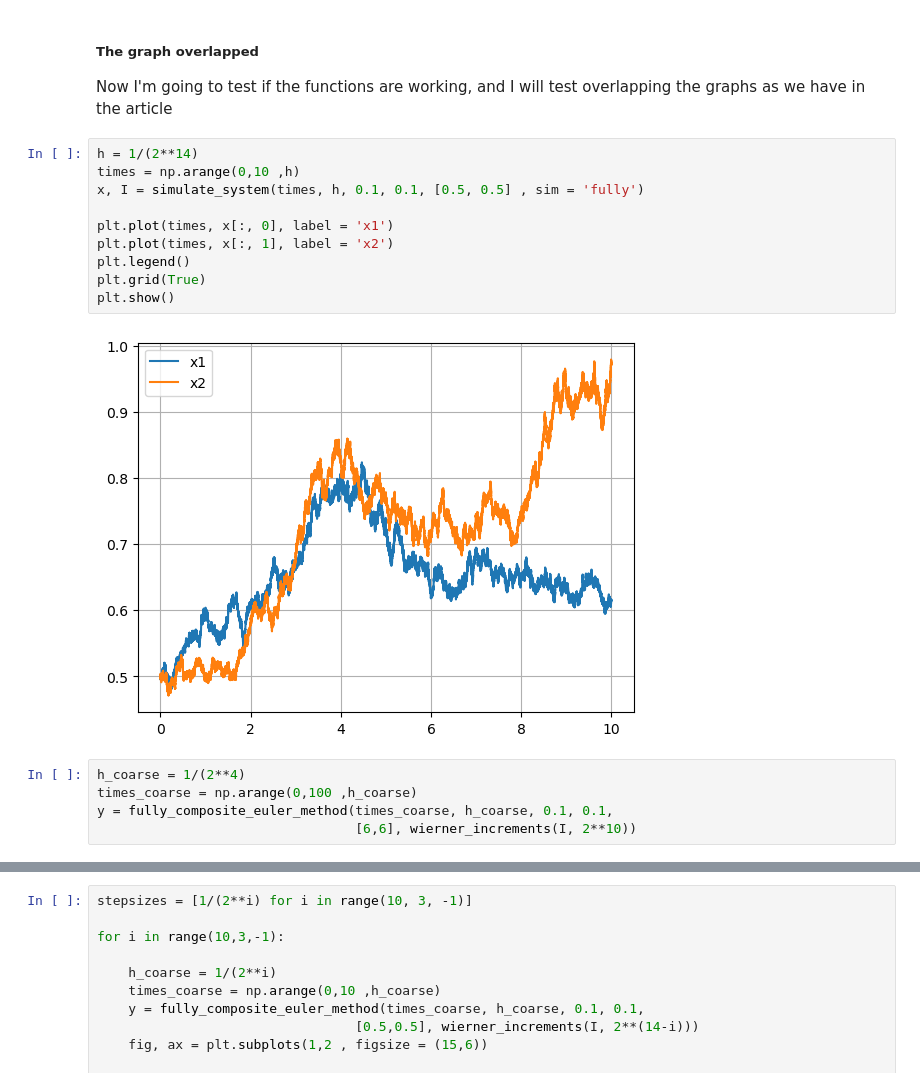
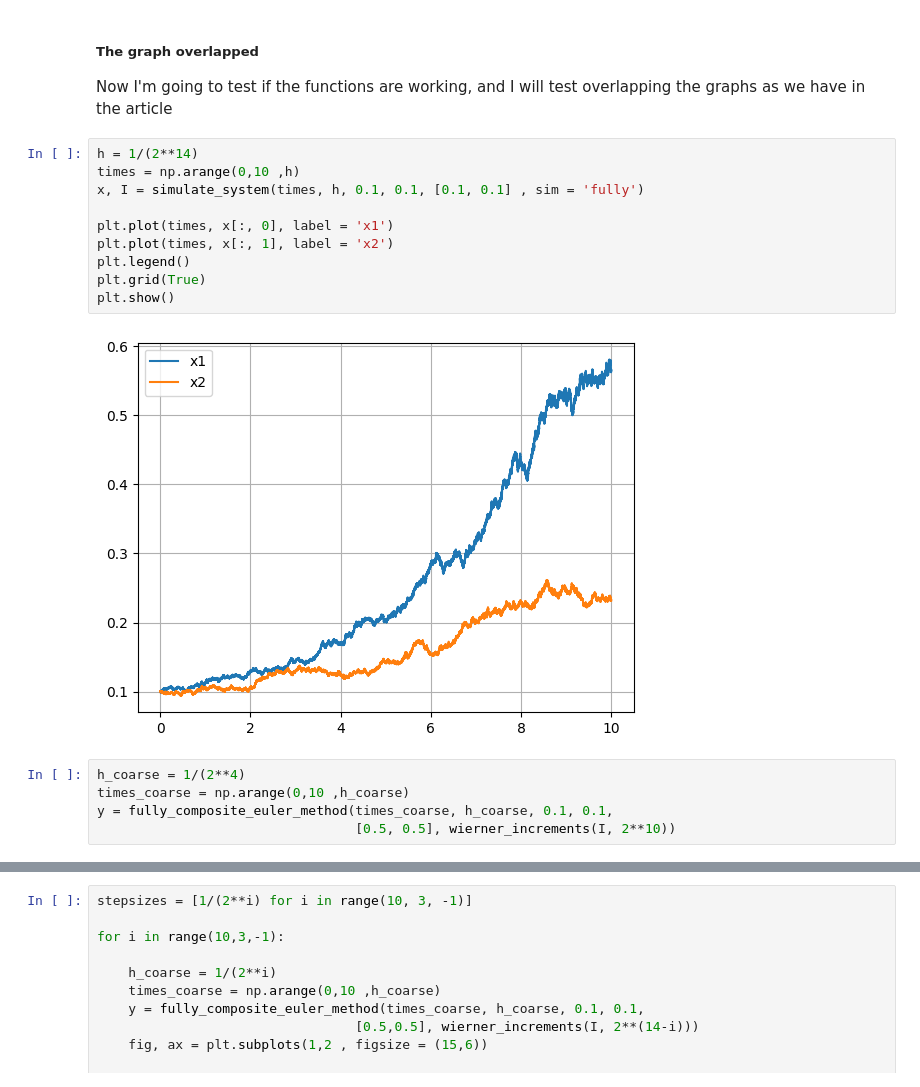
Before and after one commit to JhonatanFelix/patankar-euler, a Jupyter notebook: Lotka-Volterra/model_same_variation.ipynb, the cells around one changed output, grey strips where cells are left out. Saved outputs shown, nothing was run; the diff lists cells and outputs as text.

```diff
--- a/Lotka-Volterra/model_same_variation.ipynb
+++ b/Lotka-Volterra/model_same_variation.ipynb
@@ -176,20 +176,20 @@ Now I'm going to test if the functions are working, and I will test overlapping
 # %%
 h = 1/(2**14)
 times = np.arange(0,10 ,h)
-x, I = simulate_system(times, h, 0.1, 0.1, [0.5, 0.5] , sim = 'fully')
+x, I = simulate_system(times, h, 0.1, 0.1, [0.1, 0.1] , sim = 'fully')
 
 plt.plot(times, x[:, 0], label = 'x1')
 plt.plot(times, x[:, 1], label = 'x2')
 plt.legend()
 plt.grid(True)
 plt.show()
 # %% [output]
-[figure, old version]
+[figure, new version]
 # %%
 h_coarse = 1/(2**4)
-times_coarse = np.arange(0,100 ,h_coarse)
+times_coarse = np.arange(0,10 ,h_coarse)
 y = fully_composite_euler_method(times_coarse, h_coarse, 0.1, 0.1,
-                                 [6,6], wierner_increments(I, 2**10))
+                                 [0.5, 0.5], wierner_increments(I, 2**10))
 # %%
 fig, ax = plt.subplots(1,2, figsize = (14,6))
 
```
Also changed, not shown: parts of 6 cells of this notebook.
